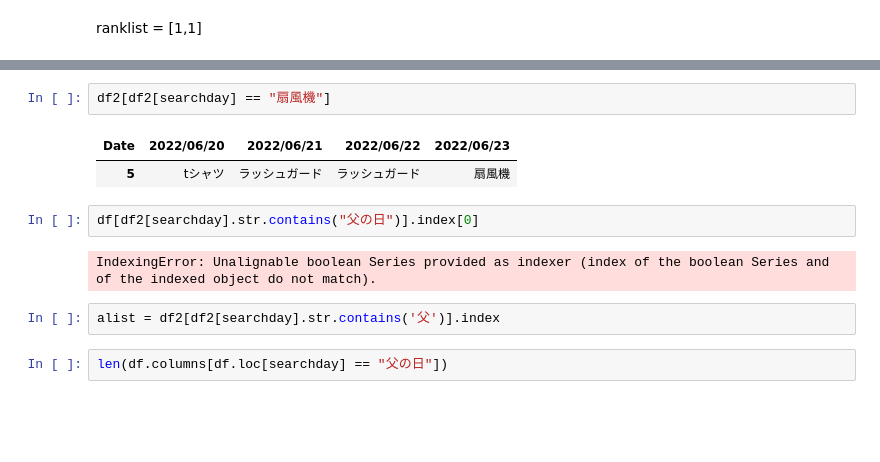
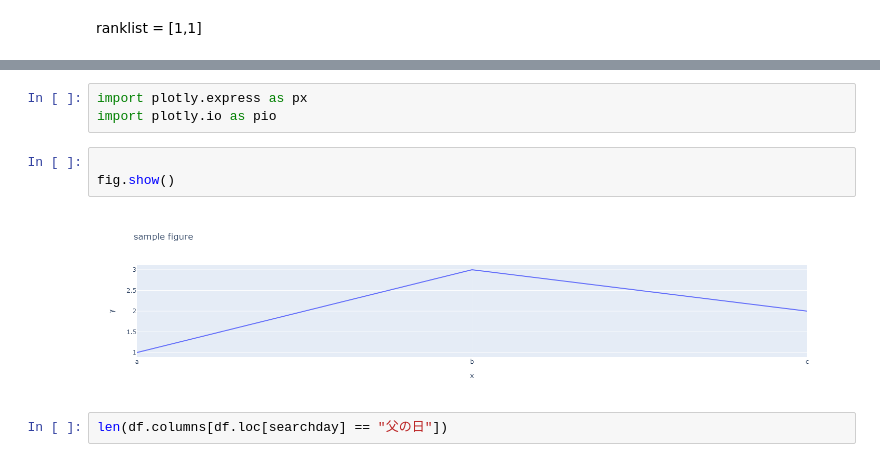
Before and after one commit to takahitxr/RakutenKEY, a Jupyter notebook: Untitled.ipynb, the cells around one changed output, grey strips where cells are left out. Cells and saved outputs as stored; diff of their text form; blank space fills up the shorter version.

```diff
--- a/Untitled.ipynb
+++ b/Untitled.ipynb
@@ -144,14 +141,11 @@ df2
 # %%
-df2[df2[searchday] == "扇風機"]
+import plotly.express as px
+import plotly.io as pio
-# %% [output]
-| Date | 2022/06/20 | 2022/06/21 | 2022/06/22 | 2022/06/23 |
-| 5 | tシャツ | ラッシュガード | ラッシュガード | 扇風機 |
 # %%
-df[df2[searchday].str.contains("父の日")].index[0]
+
+fig.show()
 # %% [output]
-IndexingError: Unalignable boolean Series provided as indexer (index of the boolean Series and of the indexed object do not match).
+[figure, added]
-# %%
-alist = df2[df2[searchday].str.contains('父')].index
 # %%
 len(df.columns[df.loc[searchday] == "父の日"])
 # %% [output]
```
Also changed, not shown: parts of 24 cells of this notebook, 3 other files.
